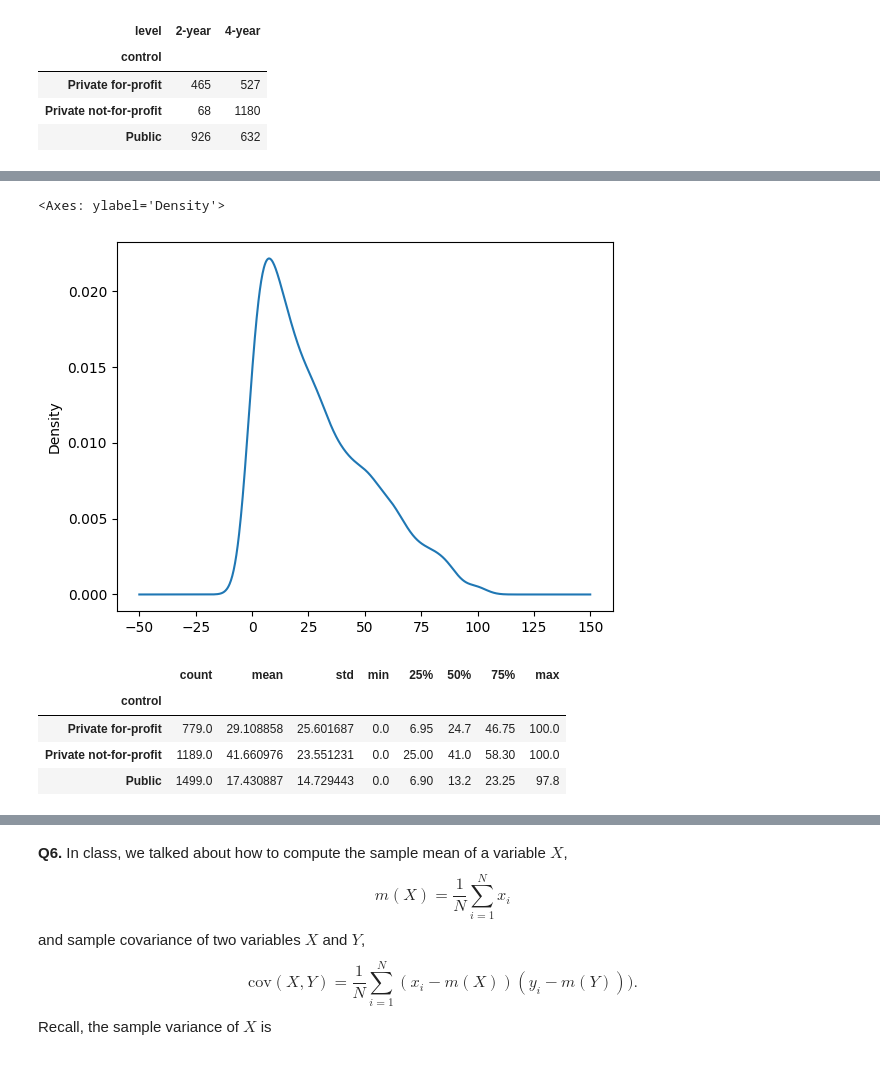
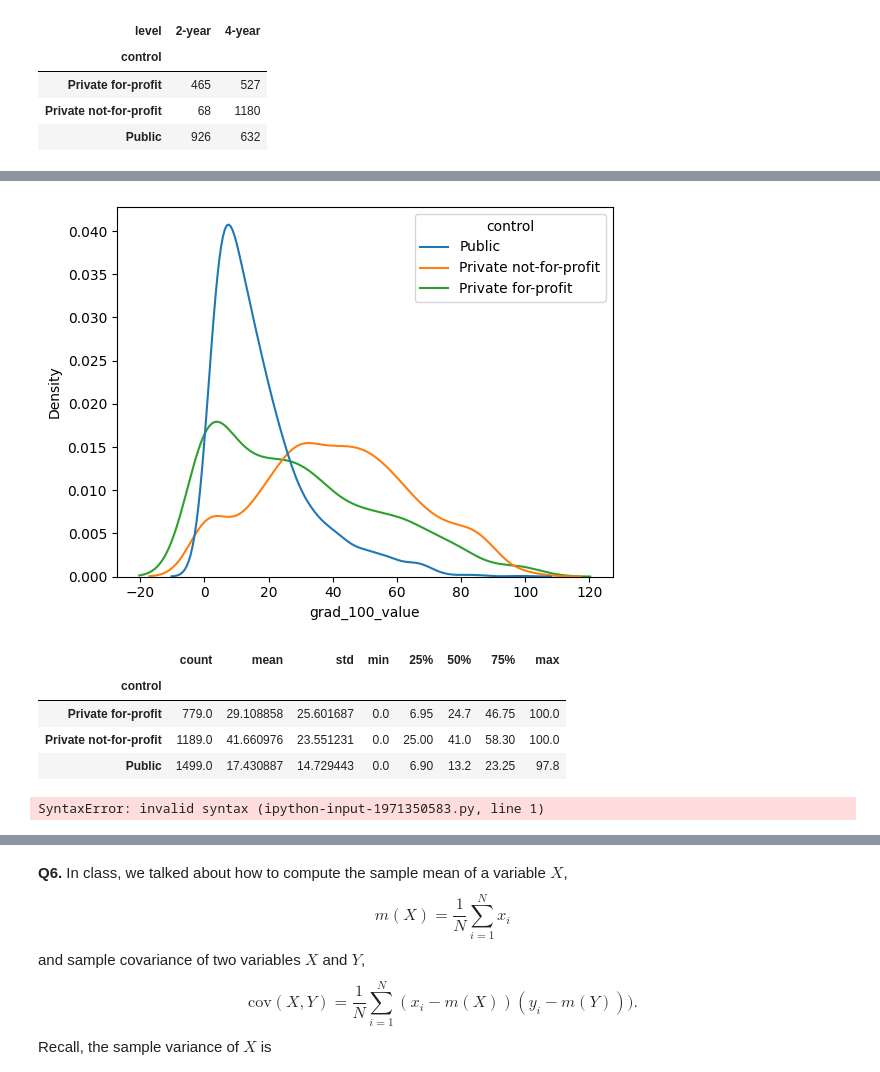
Before and after one commit to ericline1/undergrad_ml_assignments, a Jupyter notebook: 01_assignment_wrangling_and_eda.ipynb, the cells around one changed output, grey strips where cells are left out. Cells and saved outputs as stored; diff of their text form; code cells hidden in the pictures.

```diff
--- a/01_assignment_wrangling_and_eda.ipynb
+++ b/01_assignment_wrangling_and_eda.ipynb
@@ -434,8 +441,7 @@ ct
 | Private not-for-profit | 68 | 1180 |
 | Public | 926 | 632 |
 # %%
-df["grad_100_value"] = pd.to_numeric(df["grad_100_value"], errors="coerce")
-df["aid_value"] = pd.to_numeric(df["aid_value"], errors="coerce")
-
+sns.kdeplot(df["grad_100_value"])
+plt.show()
 df["grad_100_value"].describe()
 # %% [output]
@@ -450,16 +457,21 @@ df["grad_100_value"].describe()
 | max | 100.000000 |
 dtype: float64
 # %%
-df["grad_100_value"].dropna().plot(kind="kde")
+sns.kdeplot(data=df, x="grad_100_value", hue="control", common_norm=False)
+plt.show()
+
+df.groupby("control")["grad_100_value"].describe()
 # %% [output]
-<Axes: ylabel='Density'>
-[figure, old version]
+[figure, new version]
+|  | count | mean | std | min | 25% | 50% | 75% | max |
+| control |  |  |  |  |  |  |  |  |
+| Private for-profit | 779.0 | 29.108858 | 25.601687 | 0.0 | 6.95 | 24.7 | 46.75 | 100.0 |
+| Private not-for-profit | 1189.0 | 41.660976 | 23.551231 | 0.0 | 25.00 | 41.0 | 58.30 | 100.0 |
+| Public | 1499.0 | 17.430887 | 14.729443 | 0.0 | 6.90 | 13.2 | 23.25 | 97.8 |
 # %%
+sns.kdeplot("grad_100_value", hue=d"control", common_norm=False)
+plt.show()
 df.groupby("control")["grad_100_value"].describe()
 # %% [output]
-|  | count | mean | std | min | 25% | 50% | 75% | max |
-| control |  |  |  |  |  |  |  |  |
-| Private for-profit | 779.0 | 29.108858 | 25.601687 | 0.0 | 6.95 | 24.7 | 46.75 | 100.0 |
-| Private not-for-profit | 1189.0 | 41.660976 | 23.551231 | 0.0 | 25.00 | 41.0 | 58.30 | 100.0 |
-| Public | 1499.0 | 17.430887 | 14.729443 | 0.0 | 6.90 | 13.2 | 23.25 | 97.8 |
+SyntaxError: invalid syntax (ipython-input-1971350583.py, line 1)
 # %%
```
Also changed, not shown: parts of 19 cells of this notebook.
